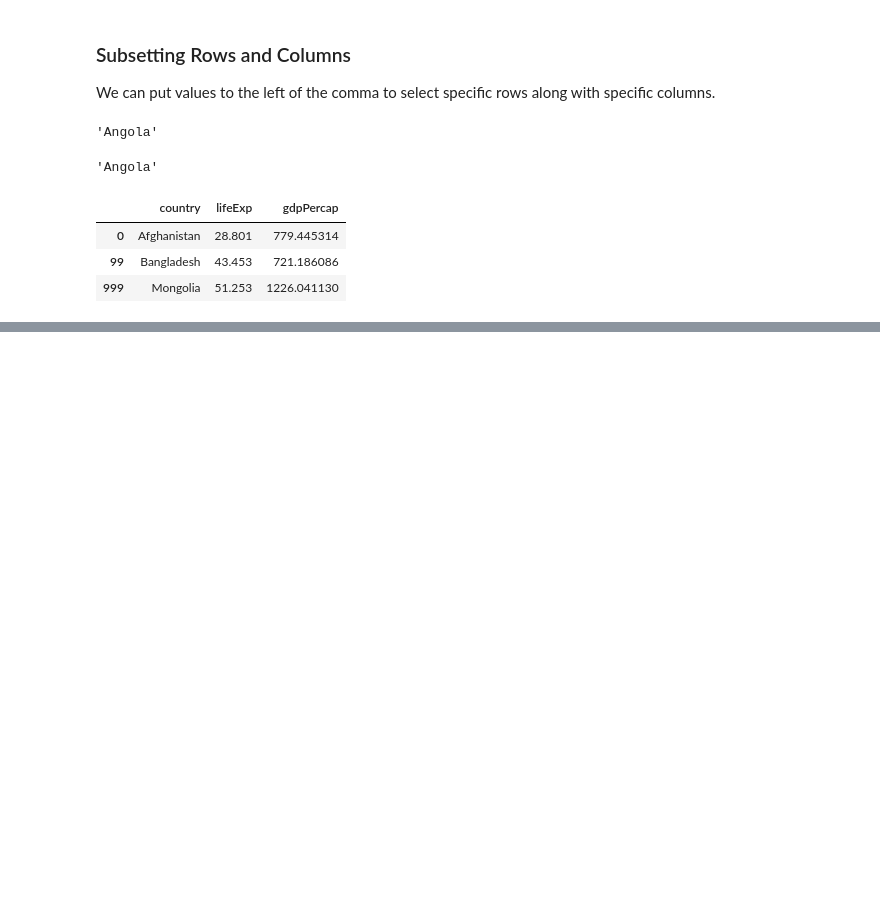
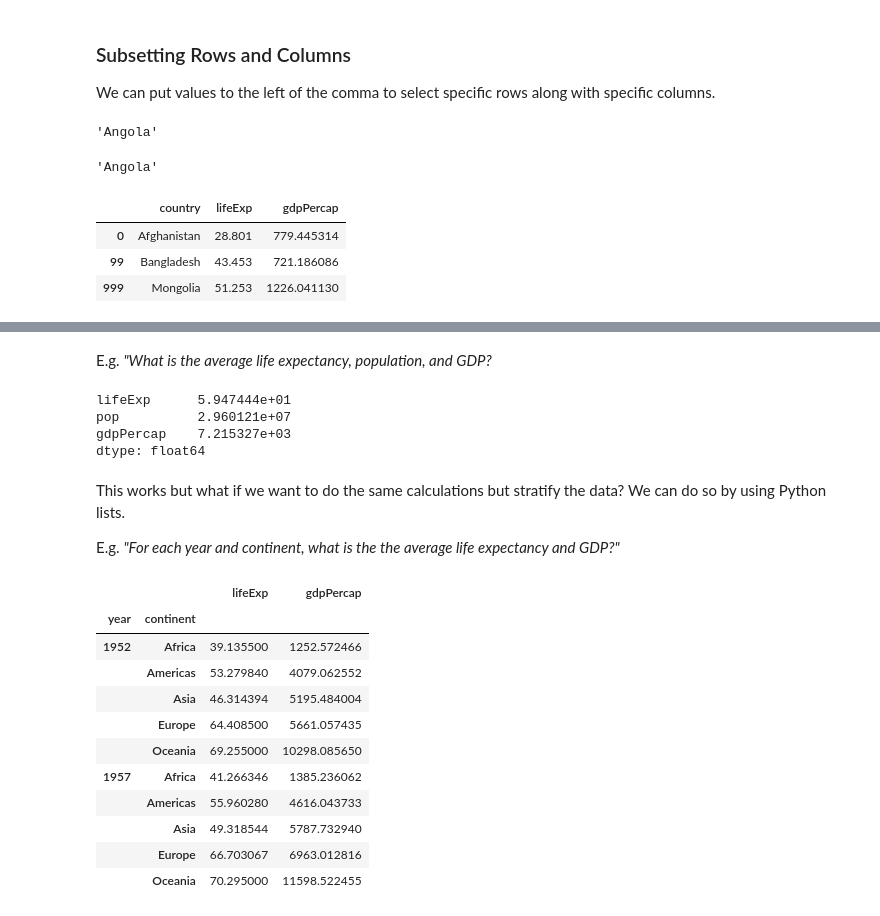
Before and after one commit to devereaweaver/Pandas, a Jupyter notebook: dataframe-review/dataframe_review.ipynb, the cells around one changed output, grey strips where cells are left out. Drawn from its saved outputs; the diff is of its cells as text; code cells hidden in the pictures; blank space fills up the shorter version.

```diff
--- a/dataframe-review/dataframe_review.ipynb
+++ b/dataframe-review/dataframe_review.ipynb
@@ -465,0 +564,32 @@ df.iloc[[0, 99, 999], [0, 3, 5]]
+# %% [markdown]
+E.g. *"What is the average life expectancy, population, and GDP?*
+# %%
+# avg life expectancy, population, and GDP for entire dataset
+df[['lifeExp', 'pop', 'gdpPercap']].mean()
+# %% [output]
+lifeExp      5.947444e+01
+pop          2.960121e+07
+gdpPercap    7.215327e+03
+dtype: float64
+# %% [markdown]
+This works but what if we want to do the same calculations but stratify the data? We can do so by using Python lists.
+
+E.g. *"For each year and continent, what is the the average life expectancy and GDP?"*
+# %%
+# observe the use of lists for grouping by multiple variables and operate on multiple columns
+multi_group_var = df.groupby(['year', 'continent'])[['lifeExp', 'gdpPercap']].mean()
+# %%
+multi_group_var.head(n=10)
+# %% [output]
+|  |  | lifeExp | gdpPercap |
+| year | continent |  |  |
+| 1952 | Africa | 39.135500 | 1252.572466 |
+|  | Americas | 53.279840 | 4079.062552 |
+|  | Asia | 46.314394 | 5195.484004 |
+|  | Europe | 64.408500 | 5661.057435 |
+|  | Oceania | 69.255000 | 10298.085650 |
+| 1957 | Africa | 41.266346 | 1385.236062 |
+|  | Americas | 55.960280 | 4616.043733 |
+|  | Asia | 49.318544 | 5787.732940 |
+|  | Europe | 66.703067 | 6963.012816 |
+|  | Oceania | 70.295000 | 11598.522455 |
```
Also changed, not shown: parts of 19 cells of this notebook.
